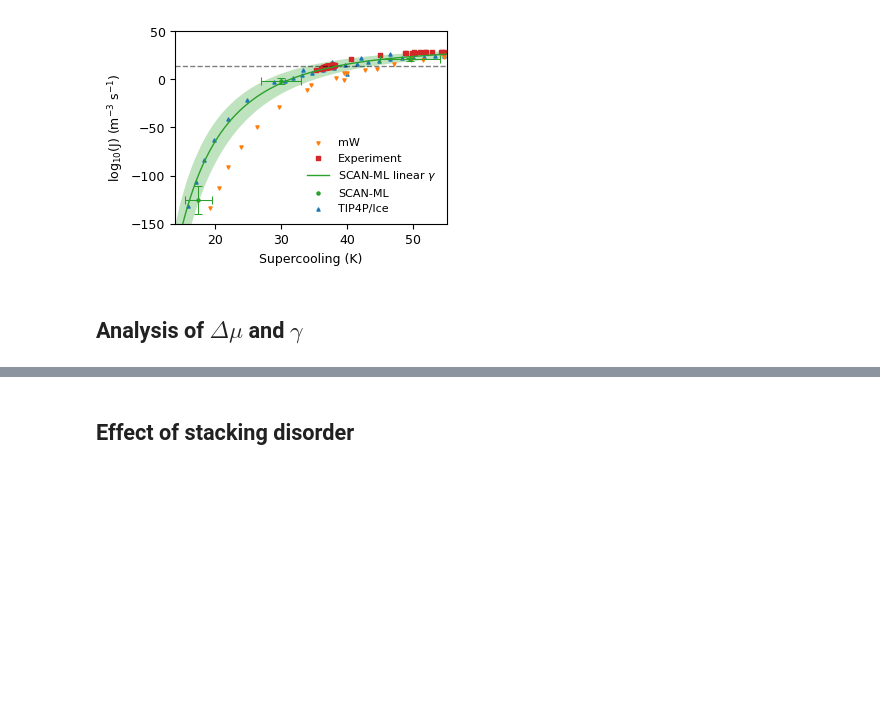
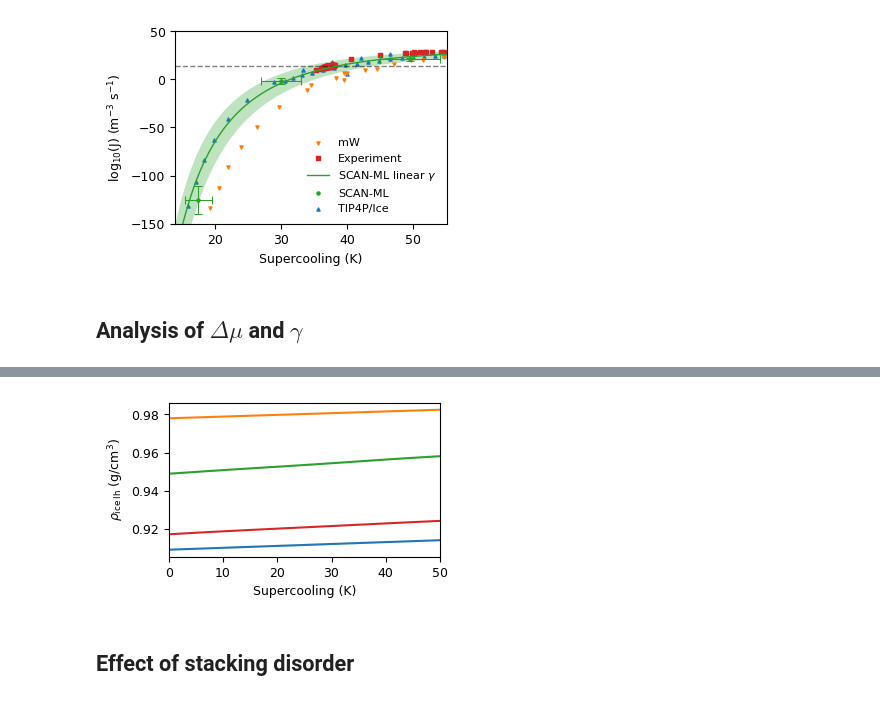
Before and after one commit to Wanqi1996/Feldspar-figures, a Jupyter notebook: Analysis.ipynb, the cells around one changed output, grey strips where cells are left out. Saved outputs shown, nothing was run; the diff lists cells and outputs as text; code cells hidden in the pictures; blank space fills up the shorter version.

```diff
--- a/Analysis.ipynb
+++ b/Analysis.ipynb
@@ -1136,10 +1163,10 @@ font = {'family' : 'serif',
         'weight'   : 'normal',
         'size'   : 9}
 plt.rc('font', **font)
-plt.rc('text', usetex=True)
+plt.rc('text', usetex=False)
 plt.rcParams['figure.figsize'] = (3.5, 2.)
 
-experimentalIceDensity=np.genfromtxt("ExperimentalProperties/density_ice.txt")
+experimentalIceDensity=np.genfromtxt("/content/Feldspar-figures/ExperimentalProperties/density_ice.txt")
 meltingTexp=273.15
 factor3=4*18.01528/(6.02*0.1)
 densityiceinterp_exp = splrep(meltingTexp-experimentalIceDensity[:,0],factor3/experimentalIceDensity[:,1])
@@ -1165,3 +1192,4 @@ plt.xlim([0,50])
 #plt.savefig("density_ice.png",dpi=300,bbox_inches='tight')  # publication quality
 
 plt.show()
+# %% [output]
@@ -1168,3 +1213,4 @@ plt.show()
+[figure, added]
 # %% [markdown]
 ## Effect of stacking disorder
 # %%
```
Also changed, not shown: parts of 16 cells of this notebook.
